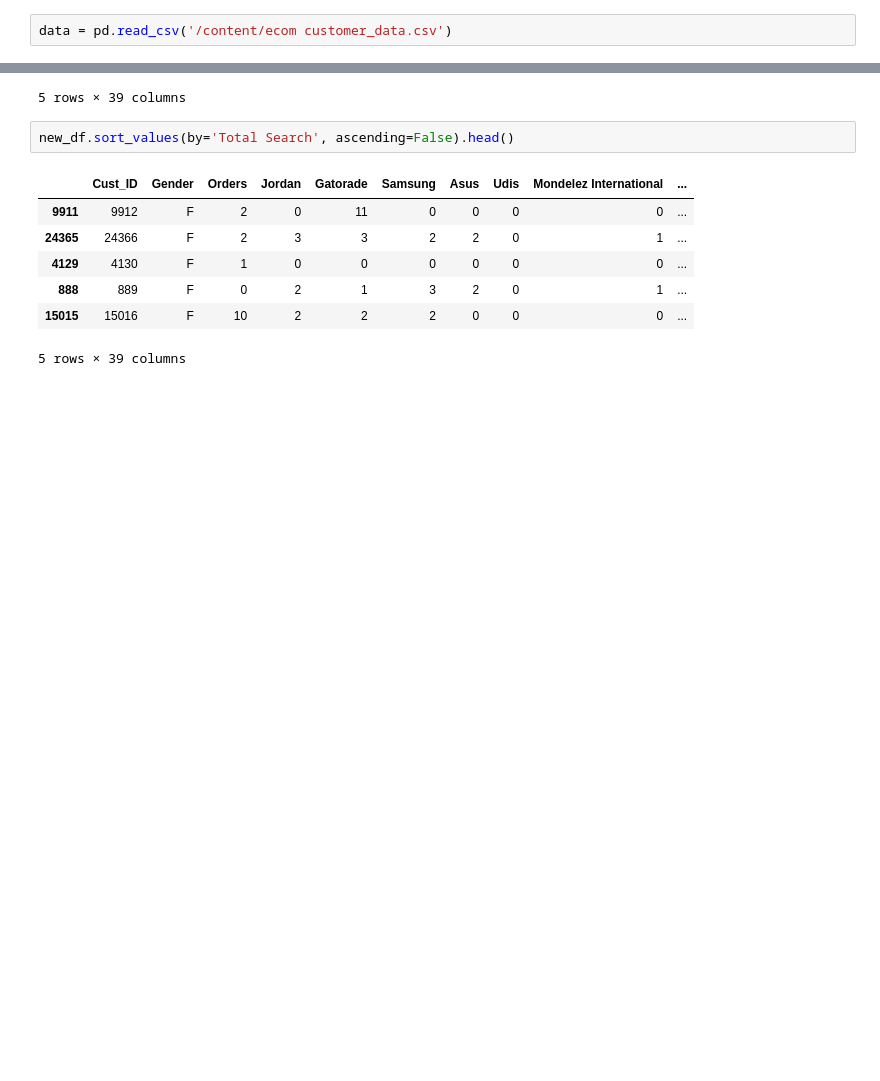
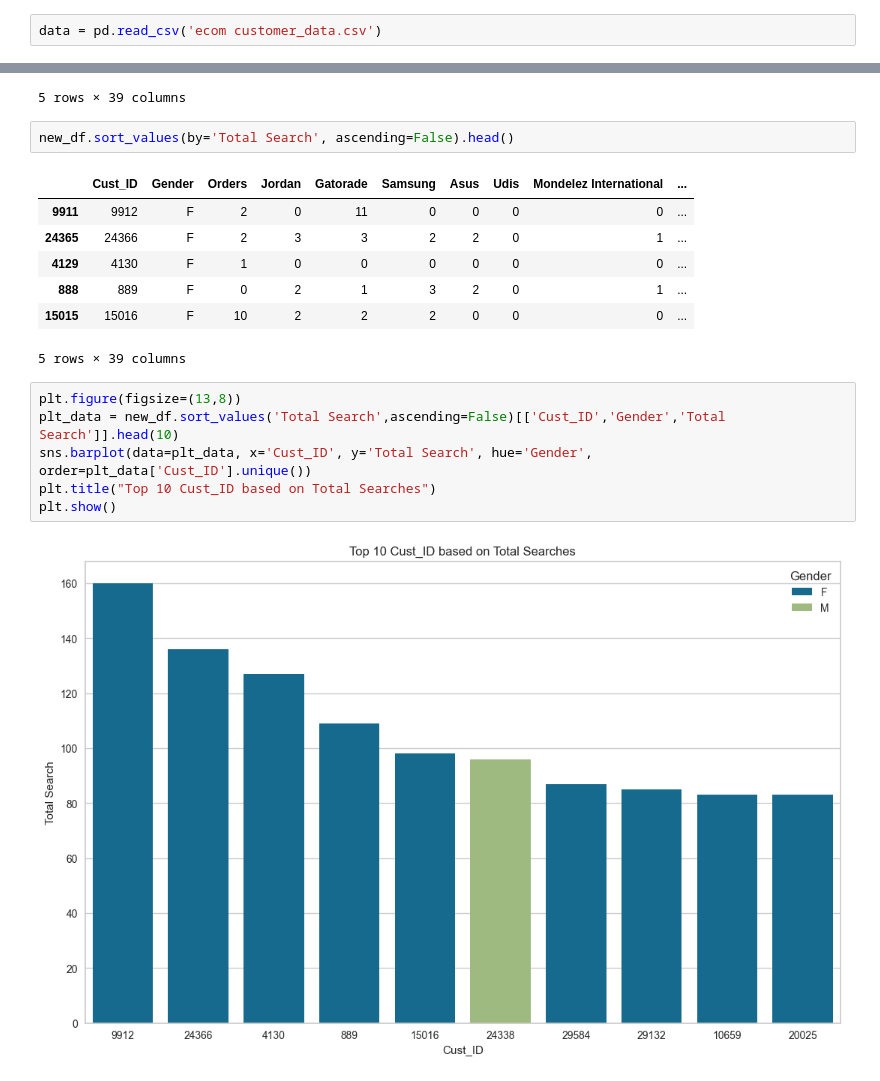
Before and after one commit to PayalMh5/customer-segmentation, a Jupyter notebook: ecom_customer_data.ipynb, the cells around one changed output, grey strips where cells are left out. Drawn from its saved outputs; the diff is of its cells as text; blank space fills up the shorter version.

```diff
--- a/ecom_customer_data.ipynb
+++ b/ecom_customer_data.ipynb
@@ -7,7 +7,7 @@ from sklearn.metrics import silhouette_score
 from sklearn.preprocessing import MinMaxScaler
 from yellowbrick.cluster import KElbowVisualizer
 # %%
-data = pd.read_csv('/content/ecom customer_data.csv')
+data = pd.read_csv('ecom customer_data.csv')
 # %%
 data.head()
 # %% [output]
@@ -147,3 +147,11 @@ new_df.sort_values(by='Total Search', ascending=False).head()
 | 888 | 889 | F | 0 | 2 | 1 | 3 | 2 | 0 | 1 | ... |
 | 15015 | 15016 | F | 10 | 2 | 2 | 2 | 0 | 0 | 0 | ... |
 5 rows × 39 columns
+# %%
+plt.figure(figsize=(13,8))
+plt_data = new_df.sort_values('Total Search',ascending=False)[['Cust_ID','Gender','Total Search']].head(10)
+sns.barplot(data=plt_data, x='Cust_ID', y='Total Search', hue='Gender', order=plt_data['Cust_ID'].unique())
+plt.title("Top 10 Cust_ID based on Total Searches")
+plt.show()
+# %% [output]
+[figure, added]
```
Also changed, not shown: parts of 24 cells of this notebook.
